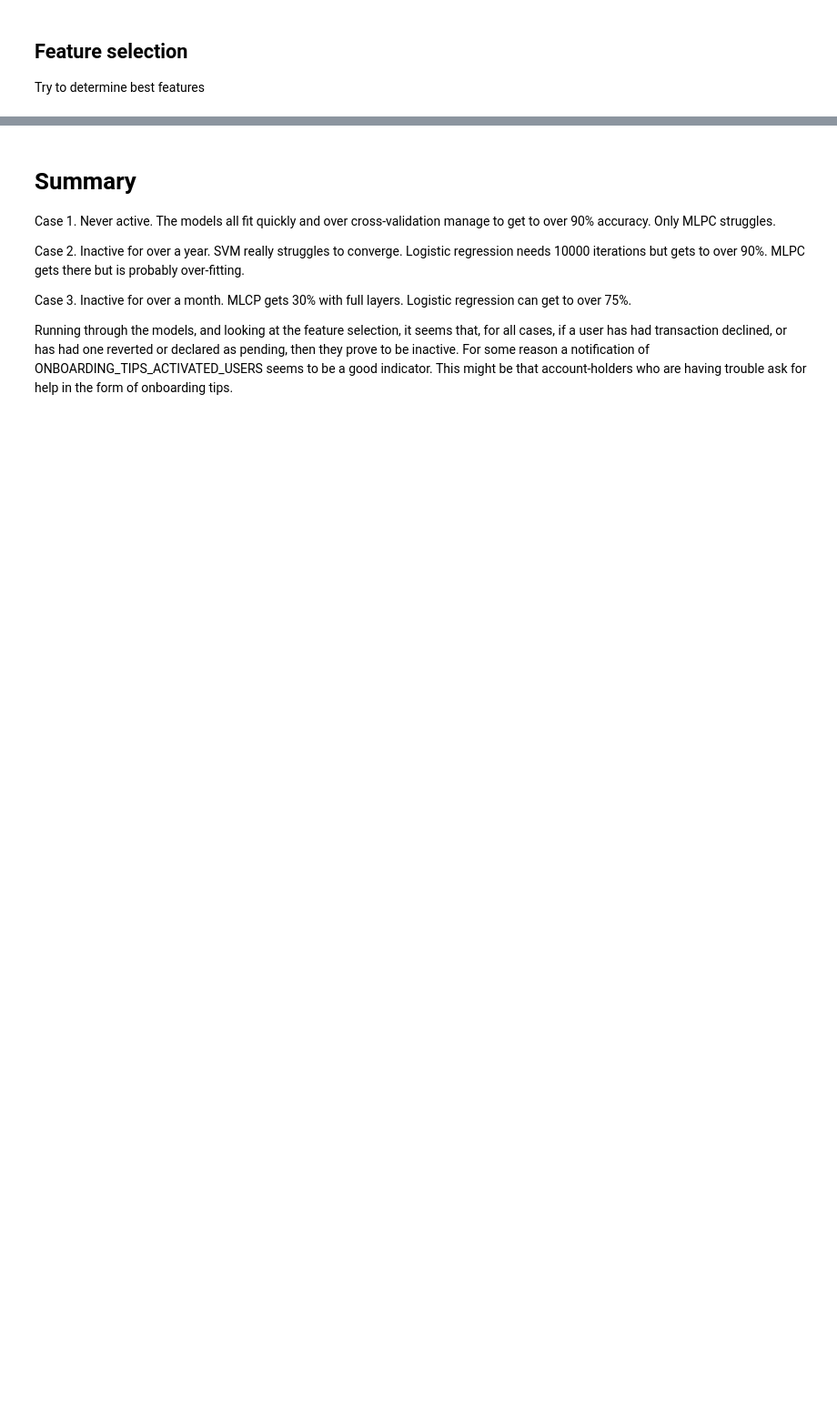
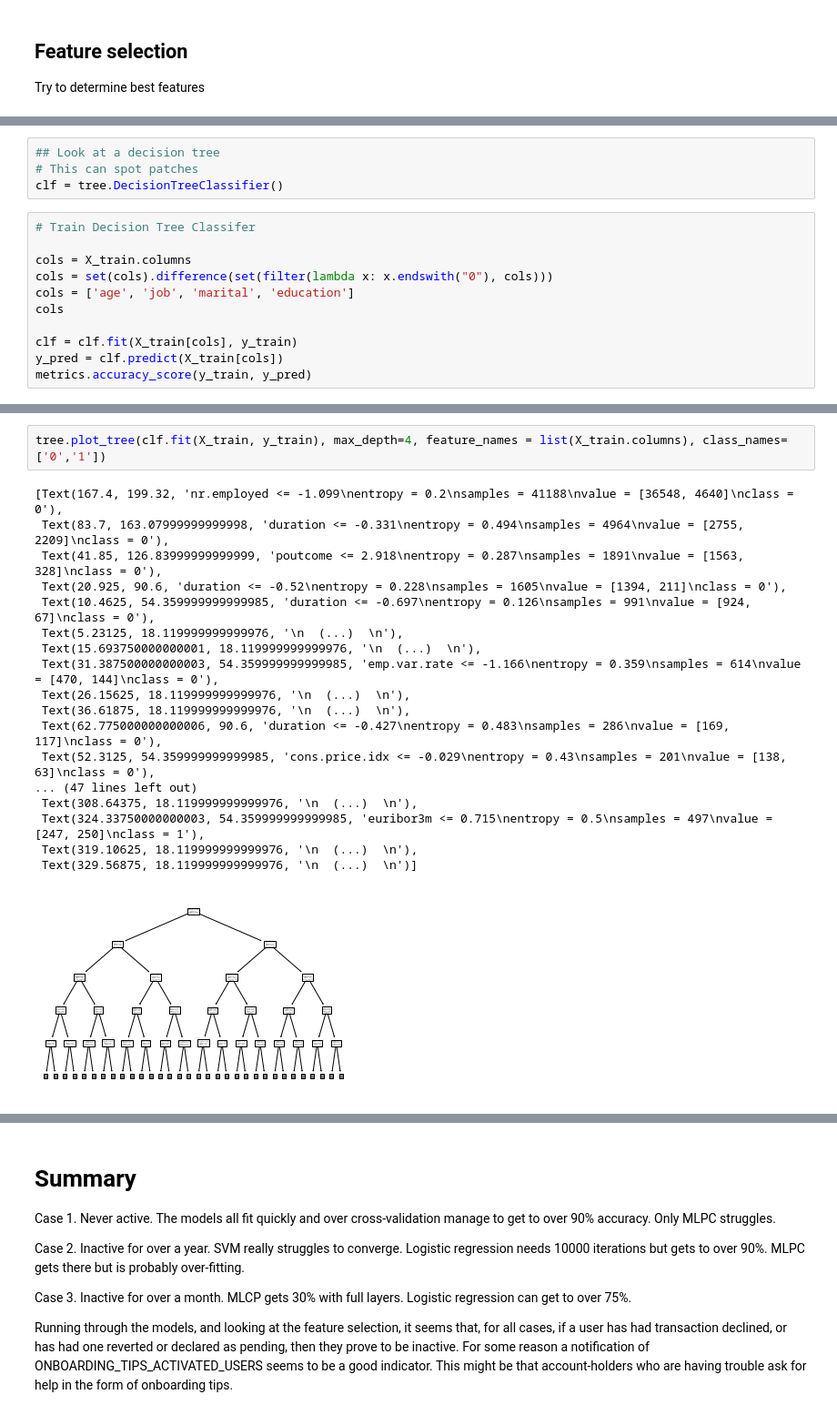
Before and after one commit to eepgwde/pyeg0, a Jupyter notebook: fca/fca2.ipynb, the cells around one changed output, grey strips where cells are left out. Shown at 91% size. Cells and saved outputs as stored; diff of their text form; blank space fills up the shorter version.

```diff
--- a/fca/fca2.ipynb
+++ b/fca/fca2.ipynb
@@ -252,0 +283,15 @@ Xcols
+# %%
+## Look at a decision tree
+# This can spot patches
+clf = tree.DecisionTreeClassifier()
+# %%
+# Train Decision Tree Classifer
+
+cols = X_train.columns
+cols = set(cols).difference(set(filter(lambda x: x.endswith("0"), cols)))
+cols = ['age', 'job', 'marital', 'education']
+cols
+
+clf = clf.fit(X_train[cols], y_train)
+y_pred = clf.predict(X_train[cols])
+metrics.accuracy_score(y_train, y_pred)
@@ -252,0 +310,21 @@ Xcols
+# %%
+tree.plot_tree(clf.fit(X_train, y_train), max_depth=4, feature_names = list(X_train.columns), class_names=['0','1'])
+# %% [output]
+[Text(167.4, 199.32, 'nr.employed <= -1.099\nentropy = 0.2\nsamples = 41188\nvalue = [36548, 4640]\nclass = 0'),
+ Text(83.7, 163.07999999999998, 'duration <= -0.331\nentropy = 0.494\nsamples = 4964\nvalue = [2755, 2209]\nclass = 0'),
+ Text(41.85, 126.83999999999999, 'poutcome <= 2.918\nentropy = 0.287\nsamples = 1891\nvalue = [1563, 328]\nclass = 0'),
+ Text(20.925, 90.6, 'duration <= -0.52\nentropy = 0.228\nsamples = 1605\nvalue = [1394, 211]\nclass = 0'),
+ Text(10.4625, 54.359999999999985, 'duration <= -0.697\nentropy = 0.126\nsamples = 991\nvalue = [924, 67]\nclass = 0'),
+ Text(5.23125, 18.119999999999976, '\n  (...)  \n'),
+ Text(15.693750000000001, 18.119999999999976, '\n  (...)  \n'),
+ Text(31.387500000000003, 54.359999999999985, 'emp.var.rate <= -1.166\nentropy = 0.359\nsamples = 614\nvalue = [470, 144]\nclass = 0'),
+ Text(26.15625, 18.119999999999976, '\n  (...)  \n'),
+ Text(36.61875, 18.119999999999976, '\n  (...)  \n'),
+ Text(62.775000000000006, 90.6, 'duration <= -0.427\nentropy = 0.483\nsamples = 286\nvalue = [169, 117]\nclass = 0'),
+ Text(52.3125, 54.359999999999985, 'cons.price.idx <= -0.029\nentropy = 0.43\nsamples = 201\nvalue = [138, 63]\nclass = 0'),
+... (47 lines left out)
+ Text(308.64375, 18.119999999999976, '\n  (...)  \n'),
+ Text(324.33750000000003, 54.359999999999985, 'euribor3m <= 0.715\nentropy = 0.5\nsamples = 497\nvalue = [247, 250]\nclass = 1'),
+ Text(319.10625, 18.119999999999976, '\n  (...)  \n'),
+ Text(329.56875, 18.119999999999976, '\n  (...)  \n')]
+[figure, added]
```
Also changed, not shown: parts of 17 cells of this notebook, 1 other file.
